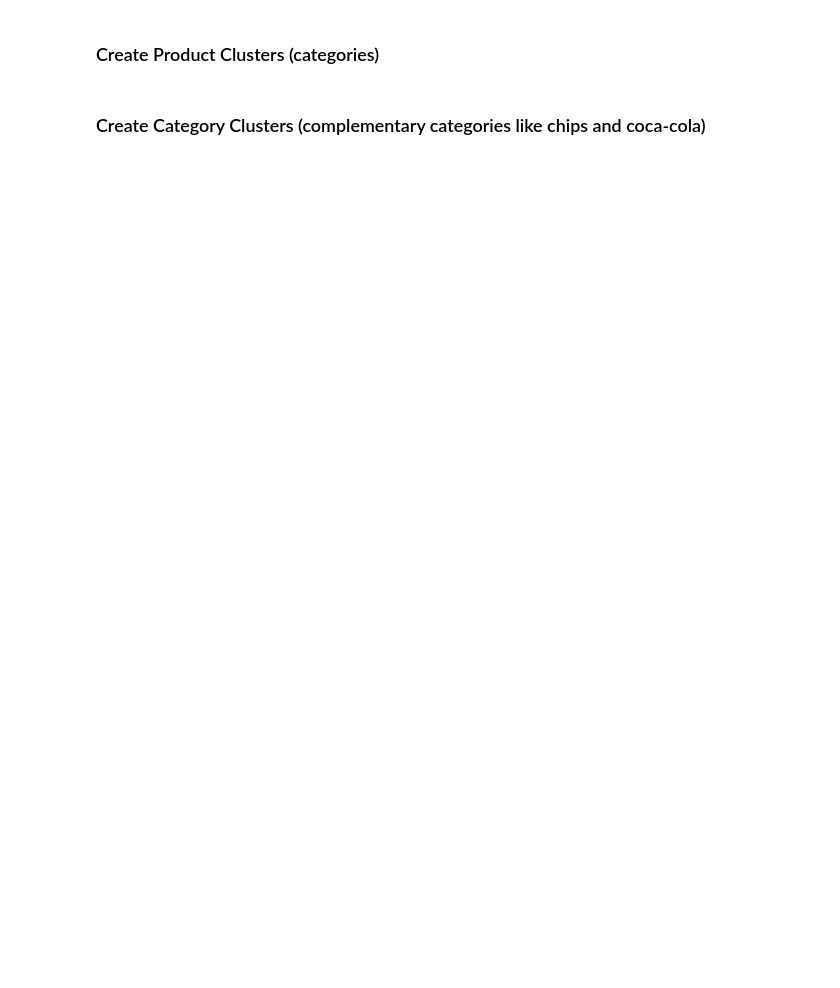
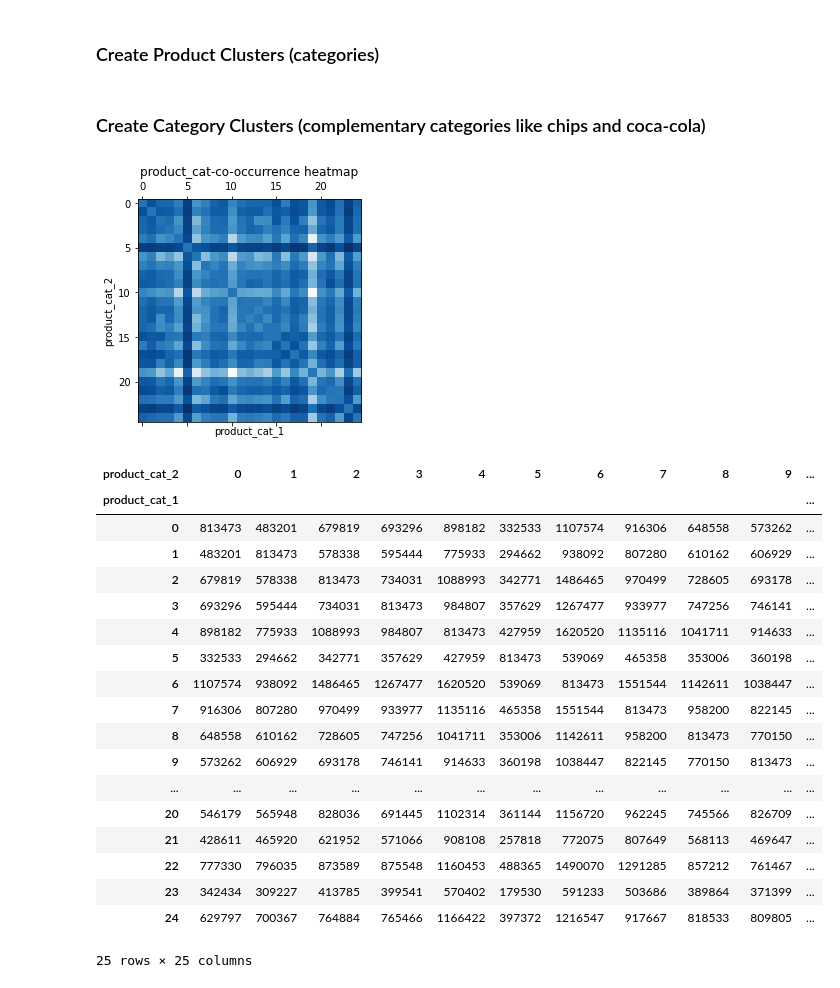
Before and after one commit to leonhagel/mlim-g2, a Jupyter notebook: code/Clustering.ipynb, the cells around one changed output. Saved outputs shown, nothing was run; the diff lists cells and outputs as text; code cells hidden in the pictures; blank space fills up the shorter version.

```diff
--- a/code/Clustering.ipynb
+++ b/code/Clustering.ipynb
@@ -266,6 +211,31 @@ cut_labels = list(range(0, 25))
 baskets['product_cat'] = pd.cut(baskets['product'], bins=cut_bins, labels=cut_labels, right=False)
 # %% [markdown]
 ### Create Category Clusters (complementary categories like chips and coca-cola)
+# %%
+category_co_occurence = Co_occurence_printer(baskets, group_var="basket", member_var="product_cat")
+category_co_occurence.plot_heatmap()
+category_co_occurence.table
+# %% [output]
+[figure, added]
+| product_cat_2 | 0 | 1 | 2 | 3 | 4 | 5 | 6 | 7 | 8 | 9 | ... |
+| product_cat_1 |  |  |  |  |  |  |  |  |  |  | ... |
+| 0 | 813473 | 483201 | 679819 | 693296 | 898182 | 332533 | 1107574 | 916306 | 648558 | 573262 | ... |
+| 1 | 483201 | 813473 | 578338 | 595444 | 775933 | 294662 | 938092 | 807280 | 610162 | 606929 | ... |
+| 2 | 679819 | 578338 | 813473 | 734031 | 1088993 | 342771 | 1486465 | 970499 | 728605 | 693178 | ... |
+| 3 | 693296 | 595444 | 734031 | 813473 | 984807 | 357629 | 1267477 | 933977 | 747256 | 746141 | ... |
+| 4 | 898182 | 775933 | 1088993 | 984807 | 813473 | 427959 | 1620520 | 1135116 | 1041711 | 914633 | ... |
+| 5 | 332533 | 294662 | 342771 | 357629 | 427959 | 813473 | 539069 | 465358 | 353006 | 360198 | ... |
+| 6 | 1107574 | 938092 | 1486465 | 1267477 | 1620520 | 539069 | 813473 | 1551544 | 1142611 | 1038447 | ... |
+| 7 | 916306 | 807280 | 970499 | 933977 | 1135116 | 465358 | 1551544 | 813473 | 958200 | 822145 | ... |
+| 8 | 648558 | 610162 | 728605 | 747256 | 1041711 | 353006 | 1142611 | 958200 | 813473 | 770150 | ... |
+| 9 | 573262 | 606929 | 693178 | 746141 | 914633 | 360198 | 1038447 | 822145 | 770150 | 813473 | ... |
+| ... | ... | ... | ... | ... | ... | ... | ... | ... | ... | ... | ... |
+| 20 | 546179 | 565948 | 828036 | 691445 | 1102314 | 361144 | 1156720 | 962245 | 745566 | 826709 | ... |
+| 21 | 428611 | 465920 | 621952 | 571066 | 908108 | 257818 | 772075 | 807649 | 568113 | 469647 | ... |
+| 22 | 777330 | 796035 | 873589 | 875548 | 1160453 | 488365 | 1490070 | 1291285 | 857212 | 761467 | ... |
+| 23 | 342434 | 309227 | 413785 | 399541 | 570402 | 179530 | 591233 | 503686 | 389864 | 371399 | ... |
+| 24 | 629797 | 700367 | 764884 | 765466 | 1166422 | 397372 | 1216547 | 917667 | 818533 | 809805 | ... |
+25 rows × 25 columns
 # %%
 cat_co_occurrences_df = co_occurrences_sparse(
     x=baskets,
```
Also changed, not shown: parts of 18 cells of this notebook, 5 other files.
